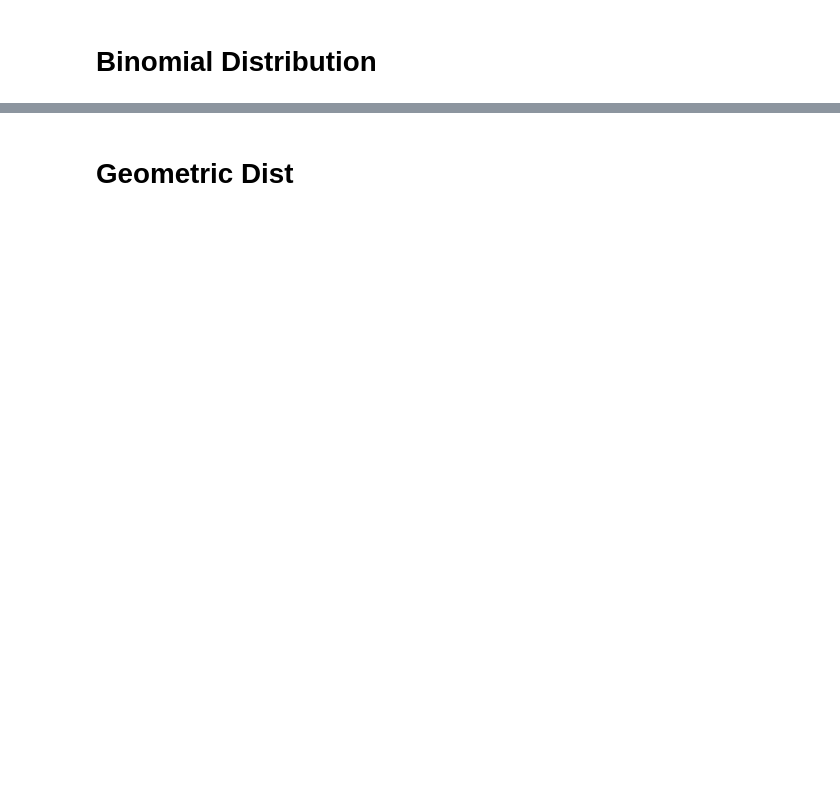
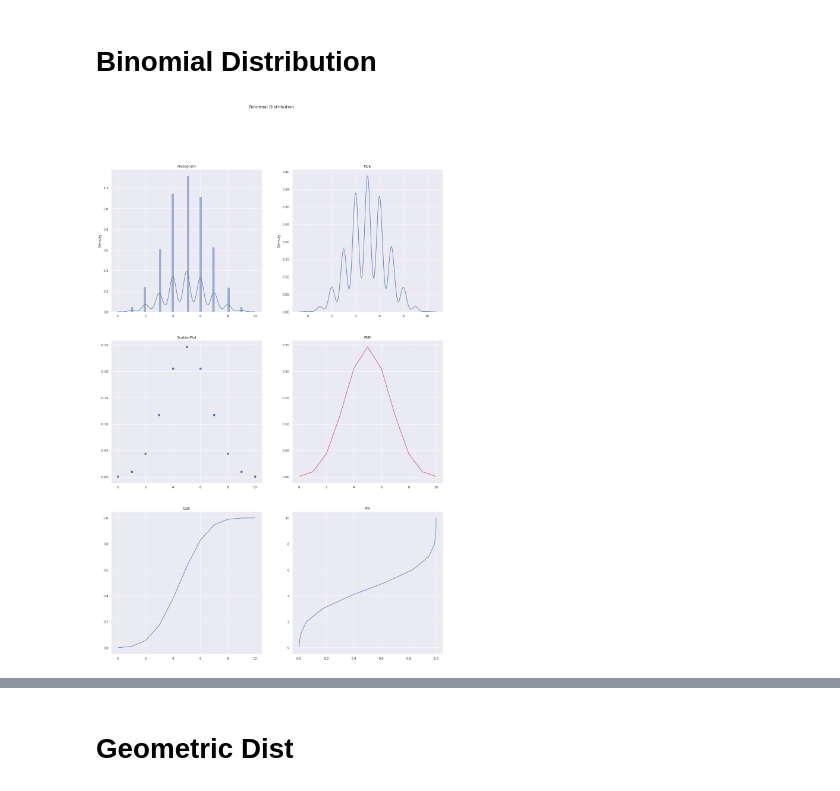
Before and after one commit to bhavinmoriya/Miscellaneous, a Jupyter notebook: basics-of-statistics.ipynb, the cells around one changed output, grey strips where cells are left out. Cells and saved outputs as stored; diff of their text form; code cells hidden in the pictures; blank space fills up the shorter version.

```diff
--- a/basics-of-statistics.ipynb
+++ b/basics-of-statistics.ipynb
@@ -295,6 +298,10 @@ def binomial_dist(n=10, p=.5):
     ax[5].set_title('PPF')
 
     plt.suptitle('Binomial Distribution')
+# %%
+binomial_dist(n=10, p=.5)
+# %% [output]
+[figure, added]
 # %%
 binomial_dist(n=10, p=.9)
 # %% [output]
```
Also changed, not shown: parts of 19 cells of this notebook.
